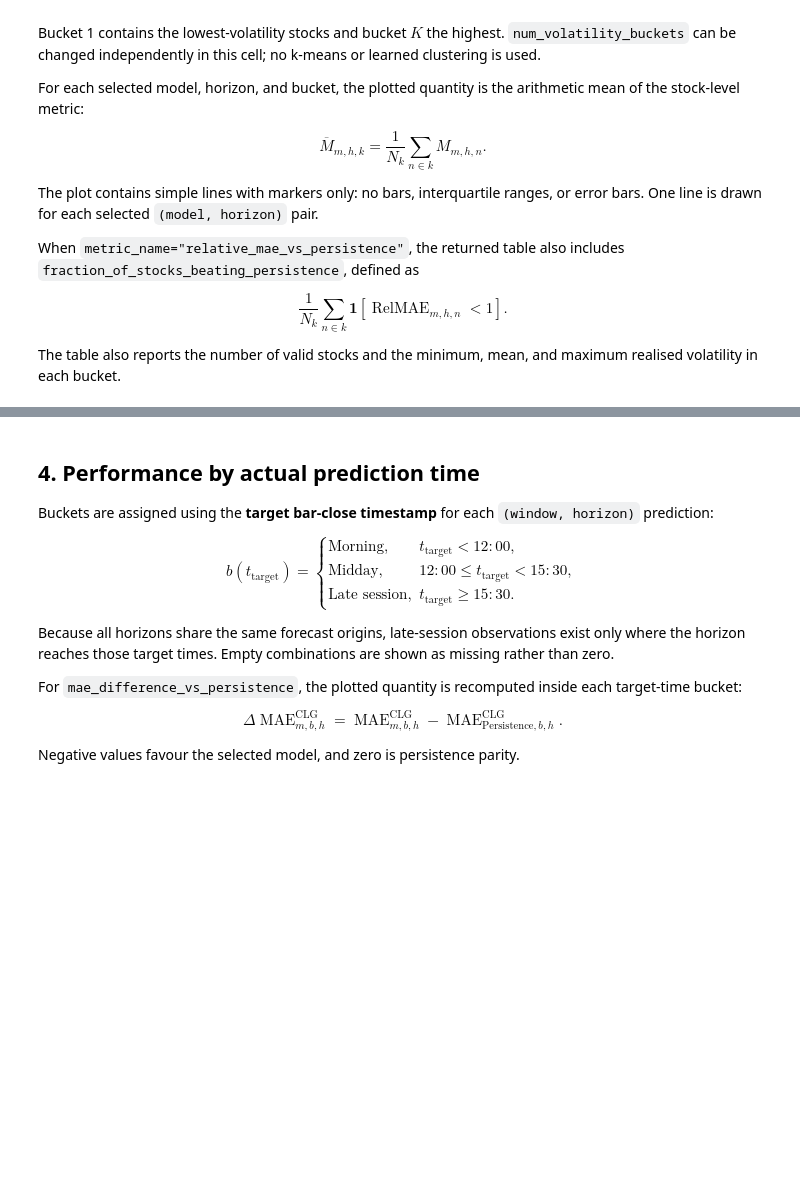
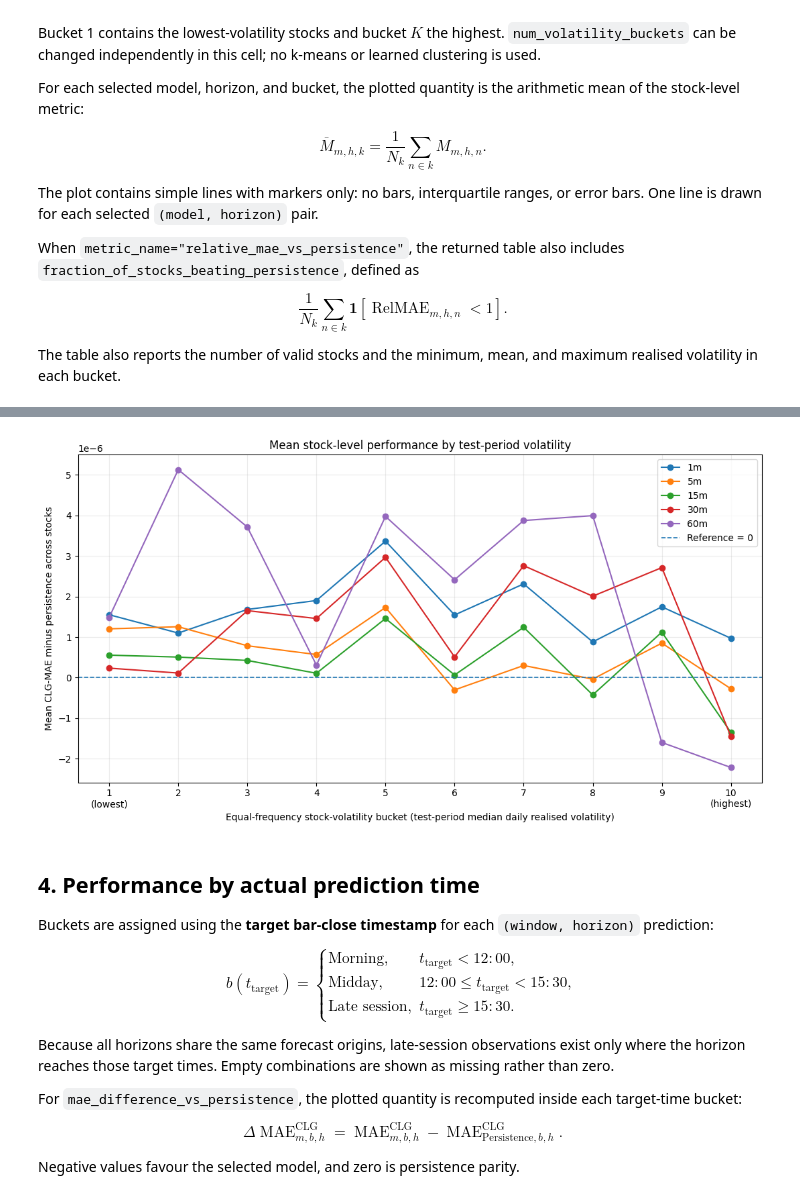
Before and after one commit to VishR-94/dynamic_graphs_thesis, a Jupyter notebook: notebooks/analyse_results.ipynb, the cells around one changed output, grey strips where cells are left out. Saved outputs shown, nothing was run; the diff lists cells and outputs as text; code cells hidden in the pictures; blank space fills up the shorter version.

```diff
--- a/notebooks/analyse_results.ipynb
+++ b/notebooks/analyse_results.ipynb
@@ -391,10 +411,11 @@ volatility_group_table, volatility_group_figure = (
     plot_metric_by_stock_volatility(
         analysis,
         model_names=["GraphTCN"],
-        metric_name="relative_mae_vs_persistence",
+        metric_name="mae_difference_vs_persistence",
         horizons=[1, 5, 15, 30, 60],
-        num_volatility_buckets=5,
+        num_volatility_buckets=10,
         figsize=(11, 6),
     )
 )
 display(volatility_group_table)
+# %% [output]
@@ -401,3 +439,4 @@ display(volatility_group_table)
+[figure, added]
 # %% [markdown]
 ## 4. Performance by actual prediction time
 
```
Also changed, not shown: parts of 9 cells of this notebook, 2 other files.
